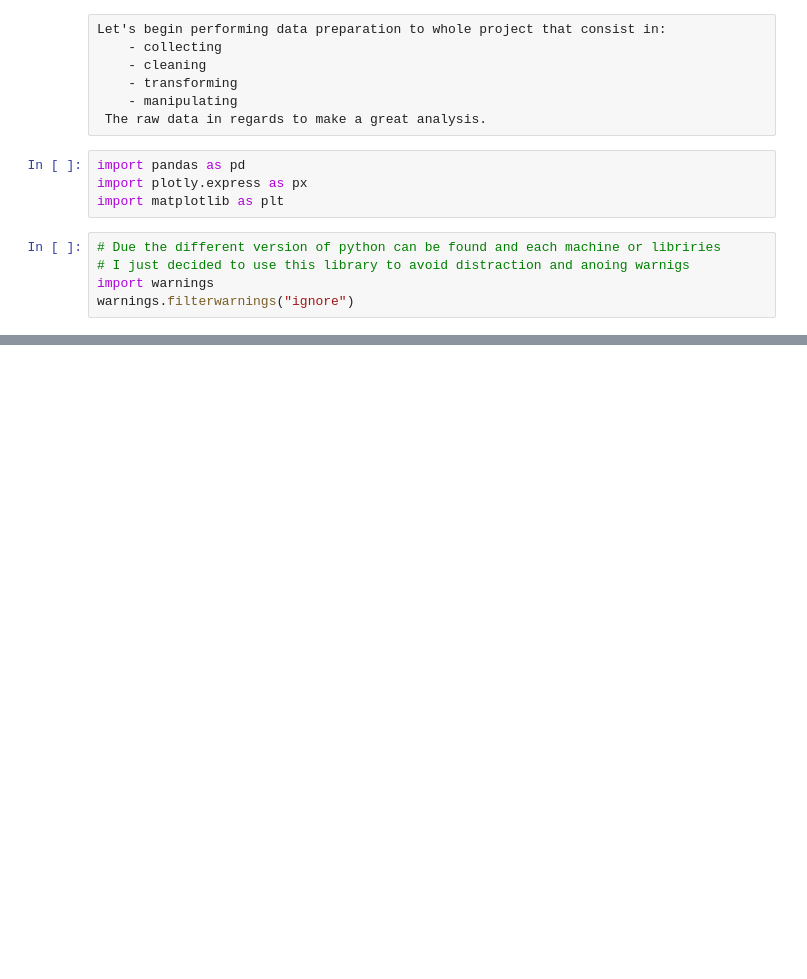
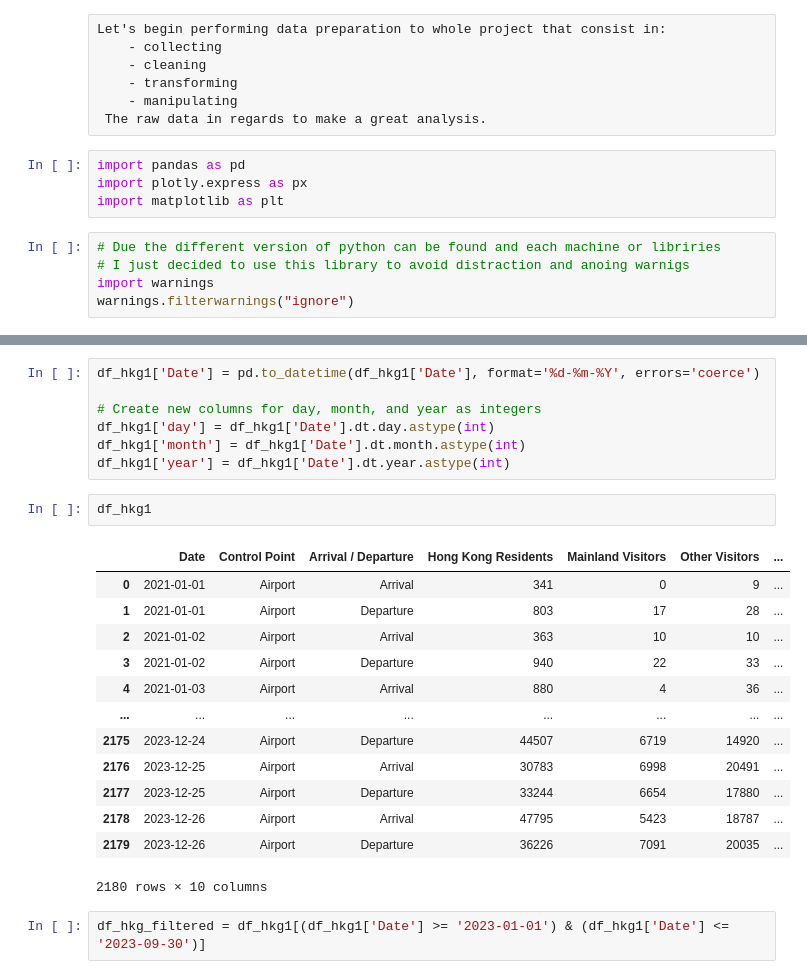
Before and after one commit to Lylkend-Albuquerque/CA2, a Jupyter notebook: CA_2 - 2023.ipynb, the cells around one changed output, grey strips where cells are left out. Cells and saved outputs as stored; diff of their text form; blank space fills up the shorter version.

```diff
--- a/CA_2 - 2023.ipynb
+++ b/CA_2 - 2023.ipynb
@@ -102,0 +148,25 @@ print(df)
+# %%
+df_hkg1['Date'] = pd.to_datetime(df_hkg1['Date'], format='%d-%m-%Y', errors='coerce')
+
+# Create new columns for day, month, and year as integers
+df_hkg1['day'] = df_hkg1['Date'].dt.day.astype(int)
+df_hkg1['month'] = df_hkg1['Date'].dt.month.astype(int)
+df_hkg1['year'] = df_hkg1['Date'].dt.year.astype(int)
+# %%
+df_hkg1
+# %% [output]
+|  | Date | Control Point | Arrival / Departure | Hong Kong Residents | Mainland Visitors | Other Visitors | ... |
+| 0 | 2021-01-01 | Airport | Arrival | 341 | 0 | 9 | ... |
+| 1 | 2021-01-01 | Airport | Departure | 803 | 17 | 28 | ... |
+| 2 | 2021-01-02 | Airport | Arrival | 363 | 10 | 10 | ... |
+| 3 | 2021-01-02 | Airport | Departure | 940 | 22 | 33 | ... |
+| 4 | 2021-01-03 | Airport | Arrival | 880 | 4 | 36 | ... |
+| ... | ... | ... | ... | ... | ... | ... | ... |
+| 2175 | 2023-12-24 | Airport | Departure | 44507 | 6719 | 14920 | ... |
+| 2176 | 2023-12-25 | Airport | Arrival | 30783 | 6998 | 20491 | ... |
+| 2177 | 2023-12-25 | Airport | Departure | 33244 | 6654 | 17880 | ... |
+| 2178 | 2023-12-26 | Airport | Arrival | 47795 | 5423 | 18787 | ... |
+| 2179 | 2023-12-26 | Airport | Departure | 36226 | 7091 | 20035 | ... |
+2180 rows × 10 columns
+# %%
+df_hkg_filtered = df_hkg1[(df_hkg1['Date'] >= '2023-01-01') & (df_hkg1['Date'] <= '2023-09-30')]
```
Also changed, not shown: parts of 22 cells of this notebook, 2 other files.
